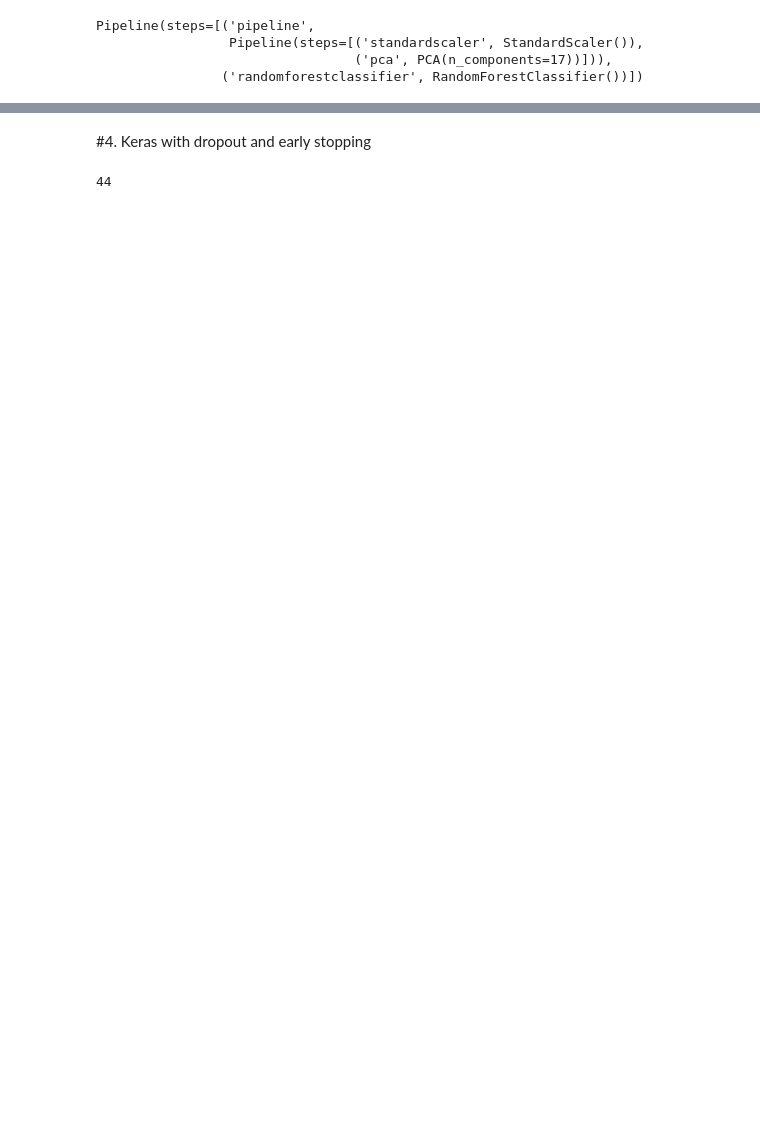
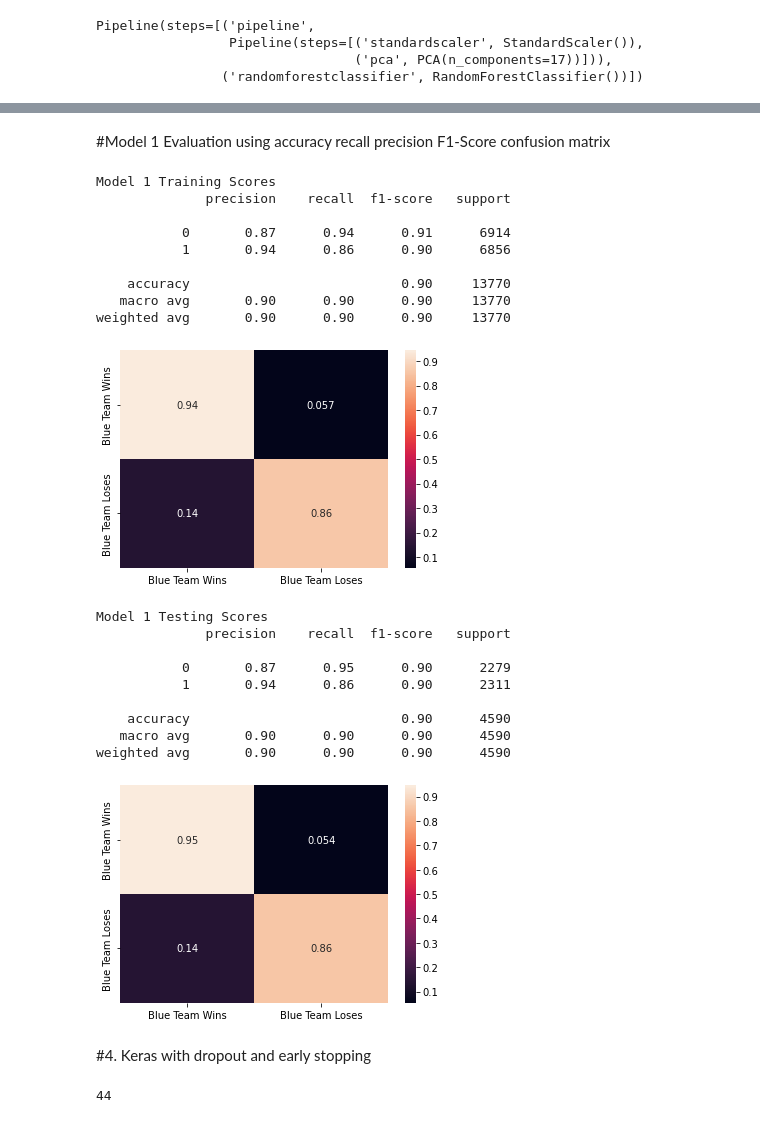
Before and after one commit to s2tandu0p/lol_win_predict, a Jupyter notebook: Shaohua_Guan_Project_2_Part_4_Core.ipynb, the cells around one changed output, grey strips where cells are left out. Cells and saved outputs as stored; diff of their text form; code cells hidden in the pictures; blank space fills up the shorter version.

```diff
--- a/Shaohua_Guan_Project_2_Part_4_Core.ipynb
+++ b/Shaohua_Guan_Project_2_Part_4_Core.ipynb
@@ -559,0 +562,7 @@ Testing accuracy: 0.9888888888888889
+# %% [markdown]
+#Model 1 Evaluation using
+    accuracy
+    recall
+    precision
+    F1-Score
+    confusion matrix
@@ -560,3 +572,53 @@ Testing accuracy: 0.9888888888888889
+# %%
+
+print('Model 1 Training Scores')
+
+
+X_train_pca17 = pca17.fit_transform(X_train)
+train_pred = np.rint(rf.predict(X_train_pca17))
+
+print(classification_report(y_train, train_pred))
+
+confu = confusion_matrix(y_train, train_pred, normalize = 'true')
+
+from seaborn import heatmap
+labels = ['Blue Team Wins', 'Blue Team Loses']
+heatmap(confu, xticklabels = labels, yticklabels = labels, annot= True)
+plt.show()
+print('\n')
+
+
+print('Model 1 Testing Scores')
+
+X_test_pca17 = pca17.transform(X_test)
+test_pred = np.rint(rf.predict(X_test_pca17))
+
+print(classification_report(y_test, test_pred))
+
+confu = confusion_matrix(y_test, test_pred, normalize = 'true')
+heatmap(confu, xticklabels = labels, yticklabels = labels, annot= True)
+plt.show()
+# %% [output]
+Model 1 Training Scores
+              precision    recall  f1-score   support
+
+           0       0.87      0.94      0.91      6914
+           1       0.94      0.86      0.90      6856
+
+    accuracy                           0.90     13770
+   macro avg       0.90      0.90      0.90     13770
+weighted avg       0.90      0.90      0.90     13770
+[figure, added]
+Model 1 Testing Scores
+              precision    recall  f1-score   support
+
+           0       0.87      0.95      0.90      2279
+           1       0.94      0.86      0.90      2311
+
+    accuracy                           0.90      4590
+   macro avg       0.90      0.90      0.90      4590
+weighted avg       0.90      0.90      0.90      4590
+[figure, added]
 # %% [markdown]
 #4. Keras with dropout and early stopping
 # %%
```
Also changed, not shown: parts of 14 cells of this notebook.
